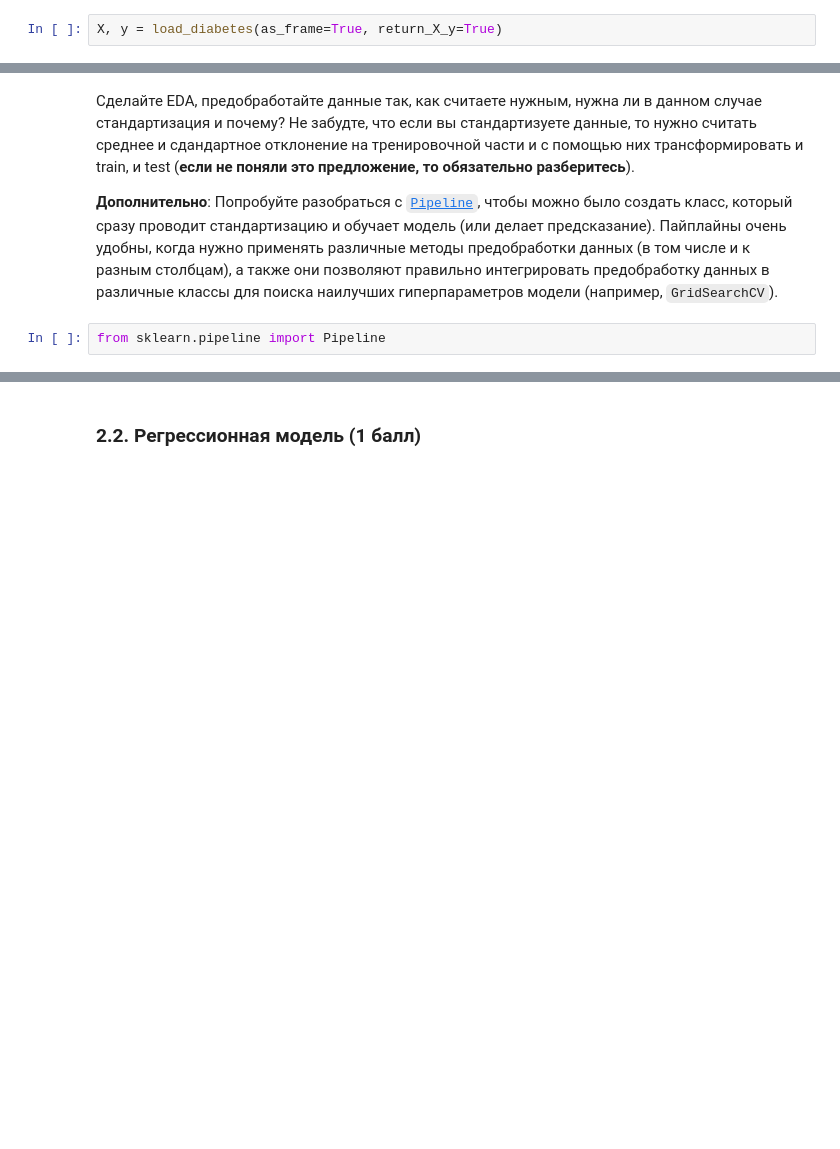
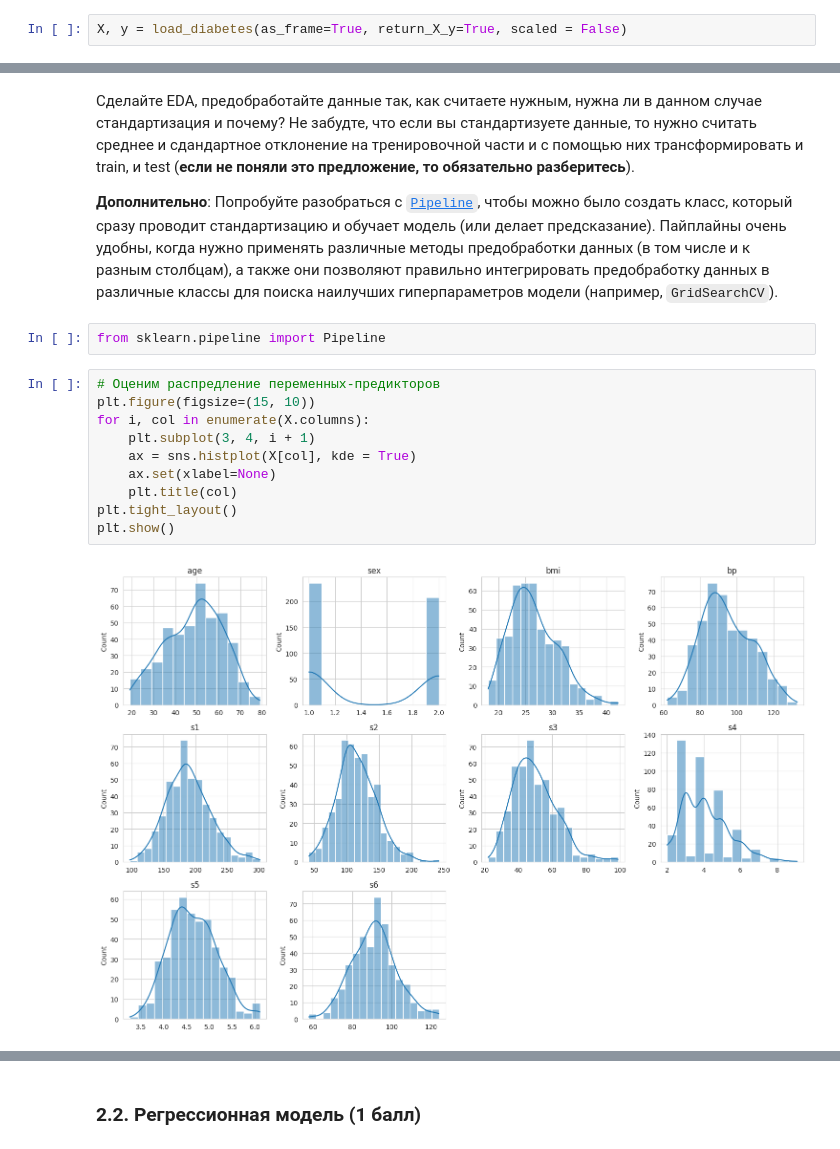
Before and after one commit to artyomtorr/BI-ML-2024, a Jupyter notebook: lecture_1_intro_knn/homework/KNN.ipynb, the cells around one changed output, grey strips where cells are left out. Cells and saved outputs as stored; diff of their text form; blank space fills up the shorter version.

```diff
--- a/lecture_1_intro_knn/homework/KNN.ipynb
+++ b/lecture_1_intro_knn/homework/KNN.ipynb
@@ -227,6 +342,6 @@ from sklearn.metrics import r2_score, mean_absolute_error, mean_squared_error
 from sklearn.preprocessing import StandardScaler
 from sklearn.neighbors import KNeighborsRegressor
 # %%
-X, y = load_diabetes(as_frame=True, return_X_y=True)
+X, y = load_diabetes(as_frame=True, return_X_y=True, scaled = False)
 # %%
 X.head()
@@ -239,3 +361,15 @@ X.head()
 Попробуйте разобраться с [`Pipeline`](https://scikit-learn.org/stable/modules/generated/sklearn.pipeline.Pipeline.html), чтобы можно было создать класс, который сразу проводит стандартизацию и обучает модель (или делает предсказание). Пайплайны очень удобны, когда нужно применять различные методы предобработки данных (в том числе и к разным столбцам), а также они позволяют правильно интегрировать предобработку данных в различные классы для поиска наилучших гиперпараметров модели (например, `GridSearchCV`).
 # %%
 from sklearn.pipeline import Pipeline
+# %%
+# Оценим распредление переменных-предикторов
+plt.figure(figsize=(15, 10))
+for i, col in enumerate(X.columns):
+    plt.subplot(3, 4, i + 1)
+    ax = sns.histplot(X[col], kde = True)
+    ax.set(xlabel=None)
+    plt.title(col)
+plt.tight_layout()
+plt.show()
+# %% [output]
+[figure, added]
```
Also changed, not shown: parts of 40 cells of this notebook.
